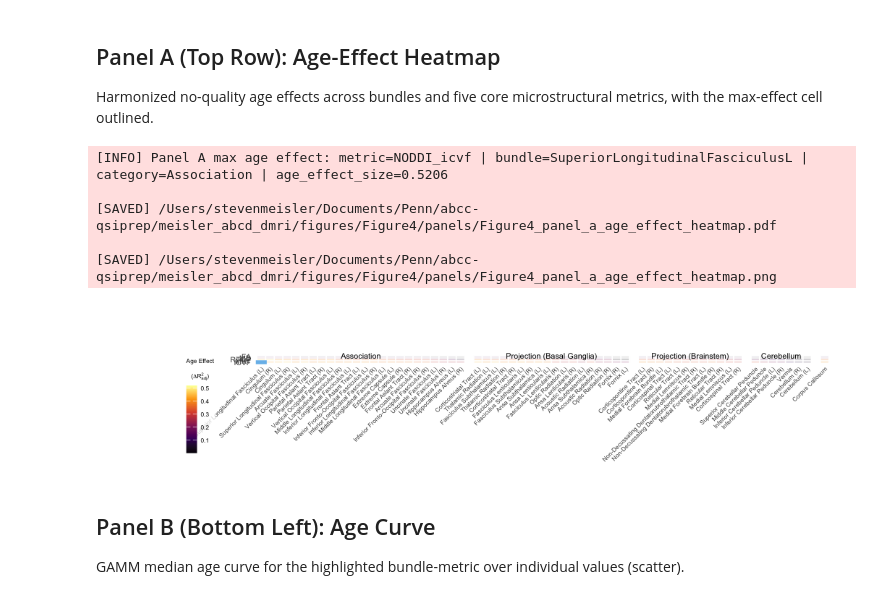
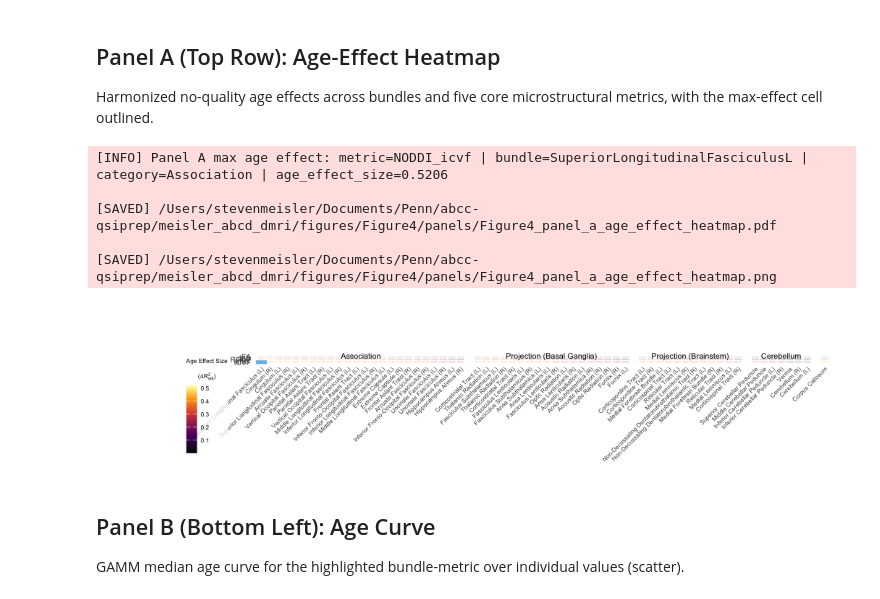
Before and after one commit to PennLINC/Meisler_ABCD_dMRI, a Jupyter notebook: scripts/6_figures/Figure4.ipynb, the cells around one changed output. Cells and saved outputs as stored; diff of their text form; code cells hidden in the pictures.

```diff
--- a/scripts/6_figures/Figure4.ipynb
+++ b/scripts/6_figures/Figure4.ipynb
@@ -273,7 +273,7 @@ p_panel_a <- ggplot(df_heat_plot, aes(x = bundle_clean, y = metric_label, fill =
   ) +
   scale_fill_viridis_c(
     option = "inferno",
-    name = expression(atop("Age Effect", "(" * Delta * R[adj]^2 * ")")),
+    name = expression(atop("Age Effect Size", "(" * Delta * R[adj]^2 * ")")),
     na.value = "white"
   ) +
   guides(fill = guide_colorbar(
@@ -304,34 +304,34 @@ legend.box.background = element_blank(),
     legend.position = c(-0.12, 0.97),
     legend.justification = c(0, 1),
     legend.direction = "vertical",
     legend.margin = margin(1, 1, 1, 1),
     panel.background = element_rect(fill = plot_style$panel_background_fill, color = NA),
     plot.background = element_rect(fill = plot_style$plot_background_fill, color = NA),
     panel.border = element_blank()
   )
 
 y_top <- length(metric_order) + 0.82
 for (i in seq_len(nrow(cat_positions))) {
   p_panel_a <- p_panel_a + annotate(
     "text",
     x = cat_positions$xmid[i],
     y = y_top,
     label = cat_positions$bundle_category_pretty[i],
     family = font_family_use,
     size = pt_for_export(axis_text_pt + 0.5, heatmap_export_width_in, heatmap_final_width_in) / .pt
   )
 }
 
 options(repr.plot.width = figure_width_in, repr.plot.height = heatmap_height_in, repr.plot.res = 120)
 p_panel_a
 save_plot_outputs(p_panel_a, "Figure4_panel_a_age_effect_heatmap", fs::path(figure4_dir, "panels"), panel_export_width_a_in, panel_export_height_a_in, allow_sans_fallback = FALSE)
 # %% [output]
 [INFO] Panel A max age effect: metric=NODDI_icvf | bundle=SuperiorLongitudinalFasciculusL | category=Association | age_effect_size=0.5206
 
 [SAVED] /Users/stevenmeisler/Documents/Penn/abcc-qsiprep/meisler_abcd_dmri/figures/Figure4/panels/Figure4_panel_a_age_effect_heatmap.pdf
 
 [SAVED] /Users/stevenmeisler/Documents/Penn/abcc-qsiprep/meisler_abcd_dmri/figures/Figure4/panels/Figure4_panel_a_age_effect_heatmap.png
-[figure, old version]
+[figure, new version]
 # %% [markdown]
 ## Panel B (Bottom Left): Age Curve
 
```
Also changed, not shown: parts of 2 cells of this notebook, 5 other files.
